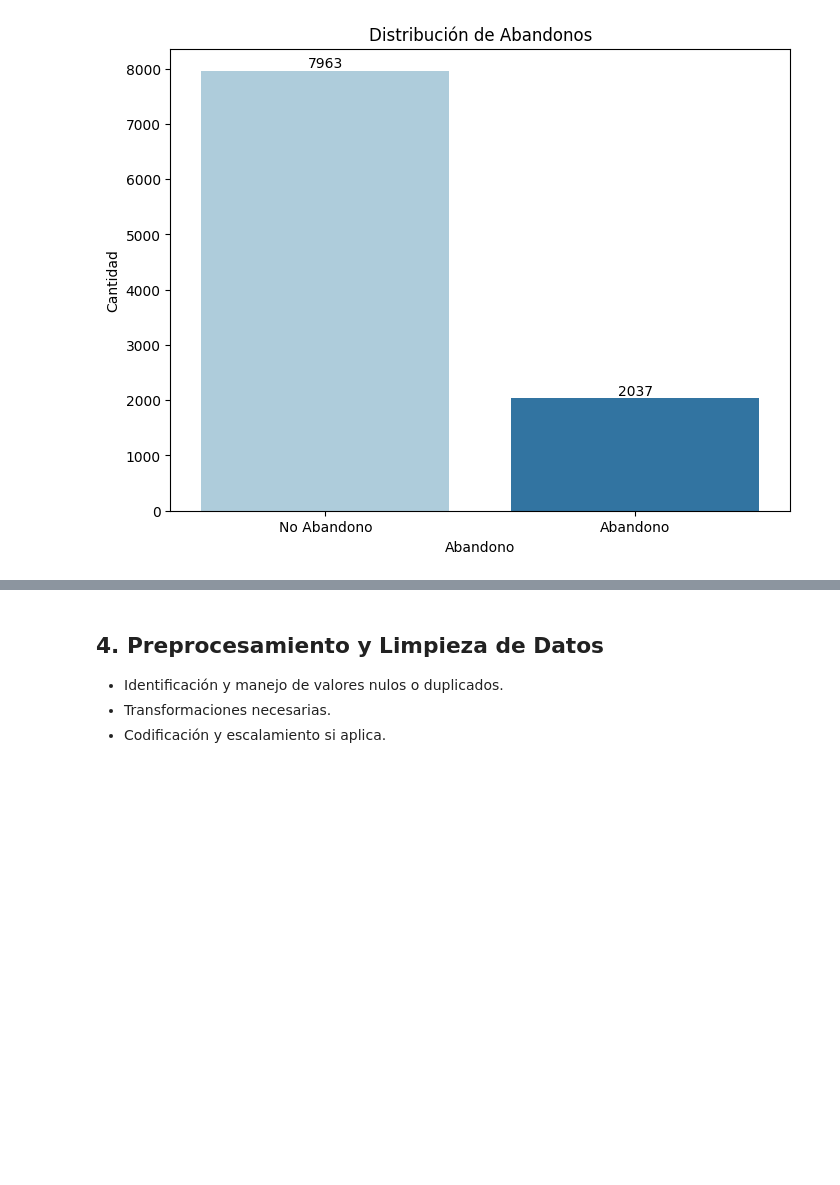
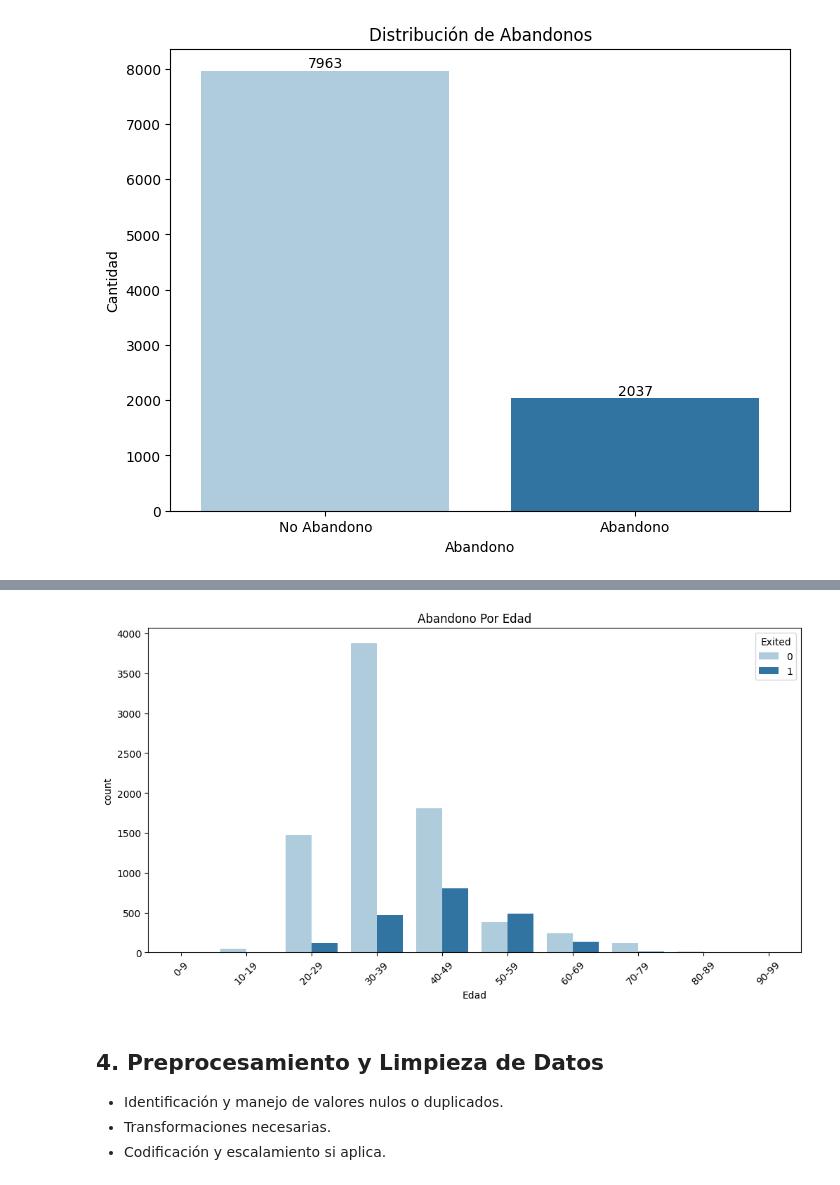
Before and after one commit to DarkinMC/CustomerChurn_Prediction_BankingSector_1AN-213_HAN_G4, a Jupyter notebook: Bank_customer_churn_pred.ipynb, the cells around one changed output, grey strips where cells are left out. Cells and saved outputs as stored; diff of their text form; code cells hidden in the pictures; blank space fills up the shorter version.

```diff
--- a/Bank_customer_churn_pred.ipynb
+++ b/Bank_customer_churn_pred.ipynb
@@ -135,3 +154,14 @@ plt.show()
+# %%
+#Gráfico de Abandonos por grupos de edad
+df['AgeGroup'] = pd.cut(df['Age'], bins=range(0, 101, 10), right=False, labels=[f'{i}-{i+9}' for i in range(0, 100, 10)])
+plt.figure(figsize=(12, 6))
+sns.countplot(x='AgeGroup', hue='Exited', data=df, palette='Paired')
+plt.title('Abandono Por Edad')
+plt.xlabel('Edad')
+plt.xticks(rotation=45)
+plt.show()
+# %% [output]
+[figure, added]
 # %% [markdown]
 ## 4. Preprocesamiento y Limpieza de Datos
 - Identificación y manejo de valores nulos o duplicados.
```
Also changed, not shown: parts of 3 cells of this notebook.
